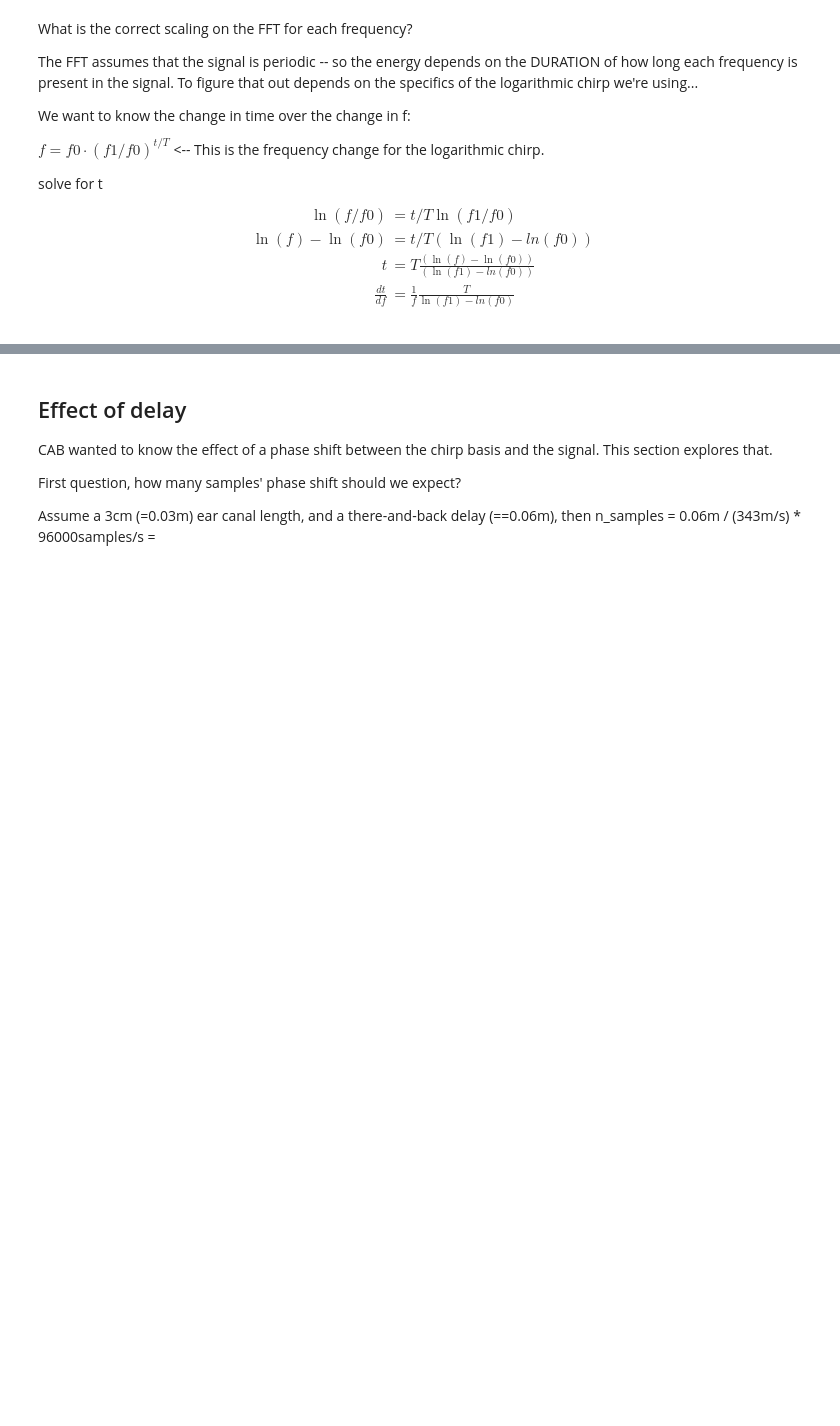
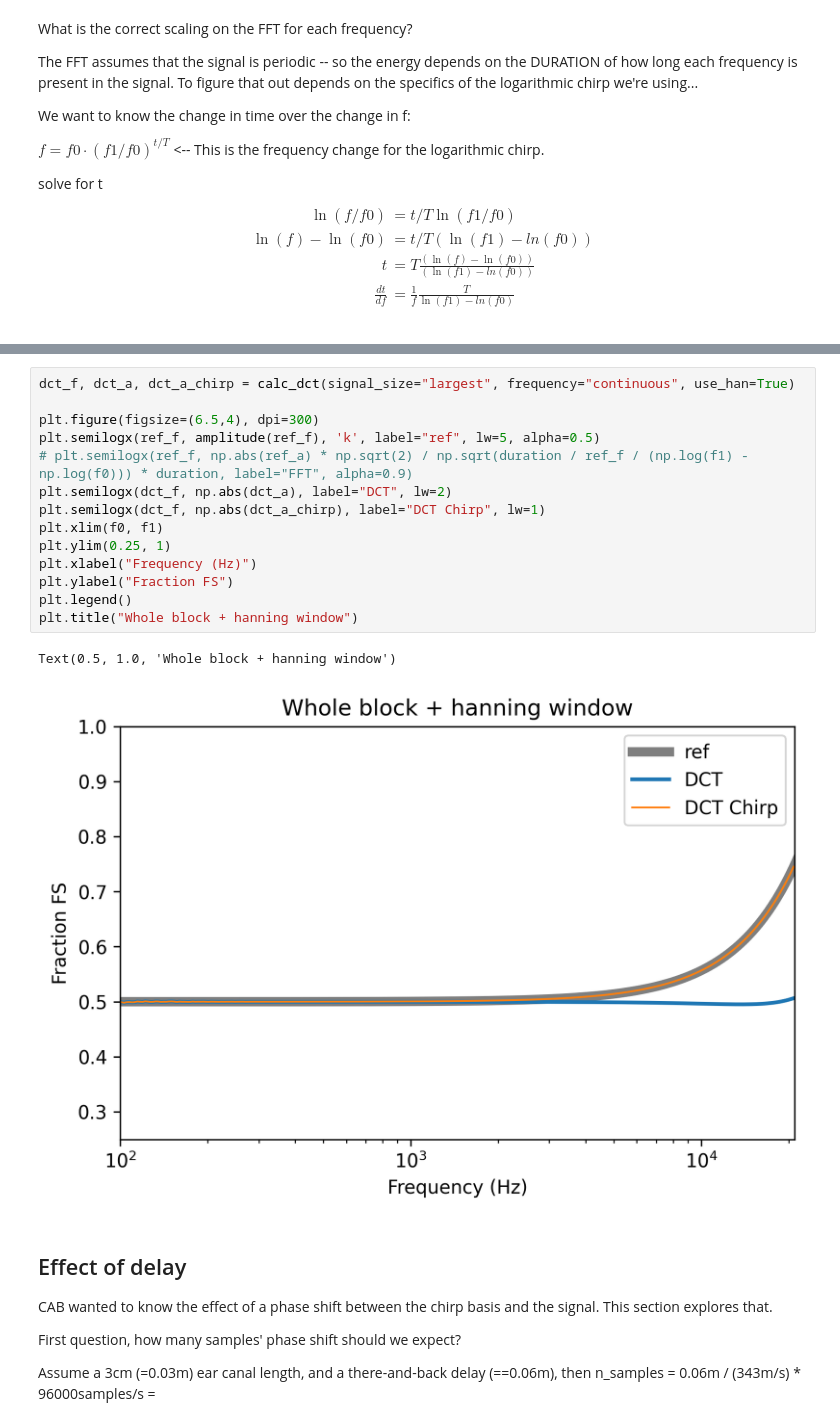
Before and after one commit to Tympan/auren-python, a Jupyter notebook: jupyter_notebooks/WAIProcessingTest.ipynb, the cells around one changed output, grey strips where cells are left out. Cells and saved outputs as stored; diff of their text form; blank space fills up the shorter version.

```diff
--- a/jupyter_notebooks/WAIProcessingTest.ipynb
+++ b/jupyter_notebooks/WAIProcessingTest.ipynb
@@ -273,3 +287,20 @@ plt.legend()
+# %%
+dct_f, dct_a, dct_a_chirp = calc_dct(signal_size="largest", frequency="continuous", use_han=True)
+
+plt.figure(figsize=(6.5,4), dpi=300)
+plt.semilogx(ref_f, amplitude(ref_f), 'k', label="ref", lw=5, alpha=0.5)
+# plt.semilogx(ref_f, np.abs(ref_a) * np.sqrt(2) / np.sqrt(duration / ref_f / (np.log(f1) - np.log(f0))) * duration, label="FFT", alpha=0.9)
+plt.semilogx(dct_f, np.abs(dct_a), label="DCT", lw=2)
+plt.semilogx(dct_f, np.abs(dct_a_chirp), label="DCT Chirp", lw=1)
+plt.xlim(f0, f1)
+plt.ylim(0.25, 1)
+plt.xlabel("Frequency (Hz)")
+plt.ylabel("Fraction FS")
+plt.legend()
+plt.title("Whole block + hanning window")
+# %% [output]
+Text(0.5, 1.0, 'Whole block + hanning window')
+[figure, added]
 # %% [markdown]
 ## Effect of delay
 CAB wanted to know the effect of a phase shift between the chirp basis and the signal. This section explores that.
```
Also changed, not shown: parts of 5 cells of this notebook.
